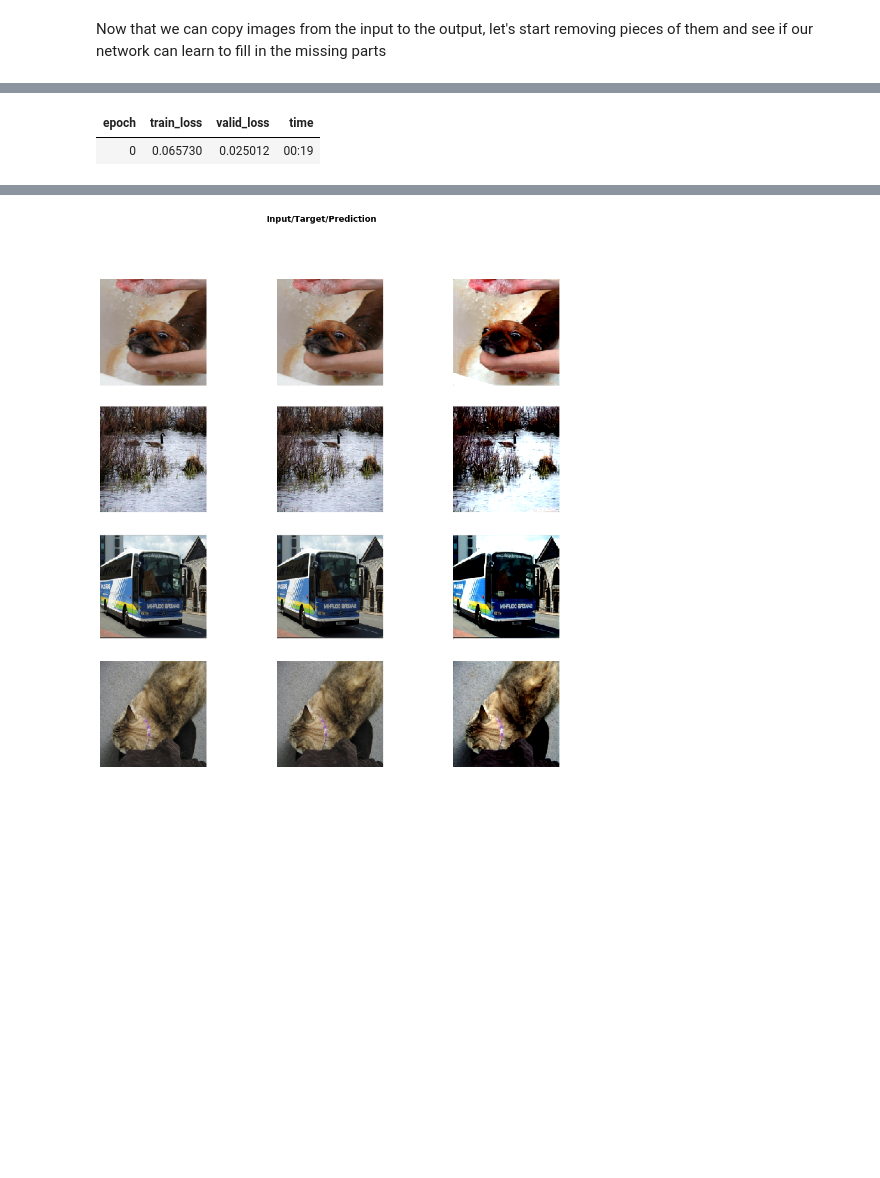
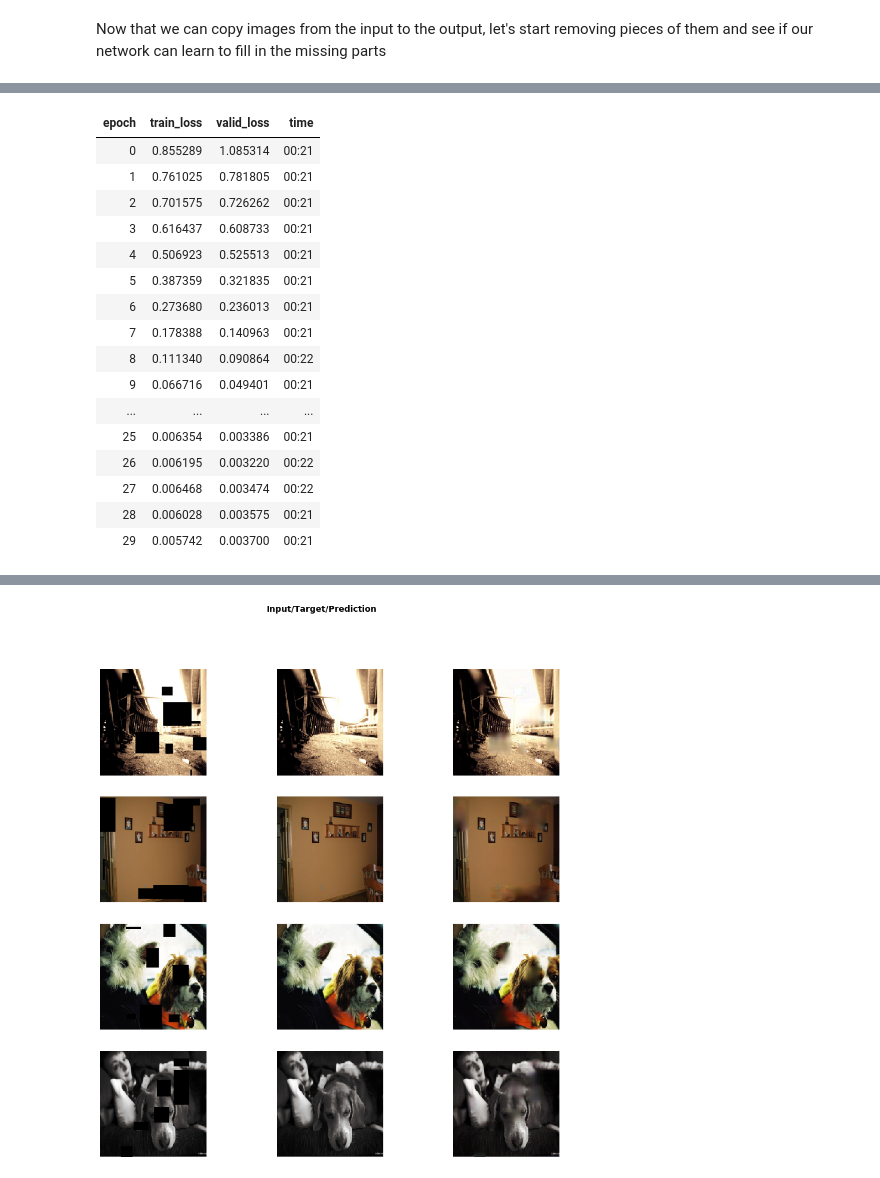
Before and after one commit to JoshVarty/SelfSupervisedLearning, a Jupyter notebook: 01_ImagePatches.ipynb, the cells around one changed output, grey strips where cells are left out. Saved outputs shown, nothing was run; the diff lists cells and outputs as text; code cells hidden in the pictures; blank space fills up the shorter version.

```diff
--- a/01_ImagePatches.ipynb
+++ b/01_ImagePatches.ipynb
@@ -95,8 +91,8 @@ from fastai2.vision.core import PILImage, TensorImage
 # %%
 class PILImageInput(PILImage): pass
 # %%
-class TensorImageInput(TensorImage): pass
-PILImageInput._tensor_cls = TensorImageInput
+# class TensorImageInput(TensorImage): pass
+# PILImageInput._tensor_cls = TensorImageInput
 # %%
 class RandomCutout(RandTransform):
     "Picks a random scaled crop of an image and resize it to `size`"
@@ -135,7 +131,7 @@ data = DataBlock(blocks=(ImageBlock(cls=PILImageInput), ImageBlock),
 # %%
 databunch = data.databunch(pascal_path/'train',
                            bs=8,
-                           item_tfms=[RandomResizedCrop(460, min_scale=0.75)],
+                           item_tfms=[RandomResizedCrop(460, min_scale=0.75), RandomCutout()],
                            batch_tfms=[*aug_transforms(size=224, max_warp=0, max_rotate=0)])
 # HACK: We're predicting pixel values, so we're just going to predict an output for each RGB channel
 databunch.vocab = ['R', 'G', 'B']
@@ -157,12 +147,27 @@ loss = MSELoss()
 learn = unet_learner(databunch, resnet34, config=unet_config(), loss_func=loss)
 # %%
 #TODO:
-learn.fit_one_cycle(1, 1e-2)
+learn.fit_one_cycle(30, 1e-3)
 learn.predict(databunch.train_ds.items[0]);
 learn.show_results(max_n=4, figsize=(15,15))
 # %% [output]
 | epoch | train_loss | valid_loss | time |
-| 0 | 0.065730 | 0.025012 | 00:19 |
+| 0 | 0.855289 | 1.085314 | 00:21 |
+| 1 | 0.761025 | 0.781805 | 00:21 |
+| 2 | 0.701575 | 0.726262 | 00:21 |
+| 3 | 0.616437 | 0.608733 | 00:21 |
+| 4 | 0.506923 | 0.525513 | 00:21 |
+| 5 | 0.387359 | 0.321835 | 00:21 |
+| 6 | 0.273680 | 0.236013 | 00:21 |
+| 7 | 0.178388 | 0.140963 | 00:21 |
+| 8 | 0.111340 | 0.090864 | 00:22 |
+| 9 | 0.066716 | 0.049401 | 00:21 |
+| ... | ... | ... | ... |
+| 25 | 0.006354 | 0.003386 | 00:21 |
+| 26 | 0.006195 | 0.003220 | 00:22 |
+| 27 | 0.006468 | 0.003474 | 00:22 |
+| 28 | 0.006028 | 0.003575 | 00:21 |
+| 29 | 0.005742 | 0.003700 | 00:21 |
 [interactive output not drawn]
 [interactive output not drawn]
-[figure, old version]
+[figure, new version]
```
Also changed, not shown: parts of 10 cells of this notebook.
